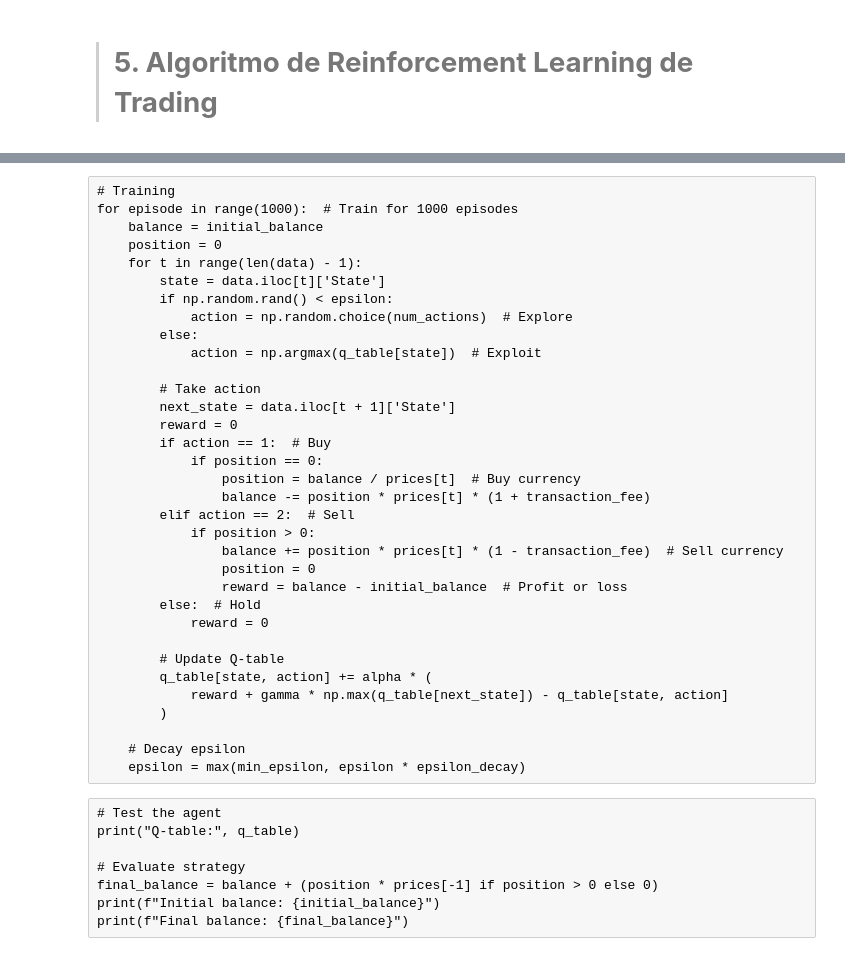
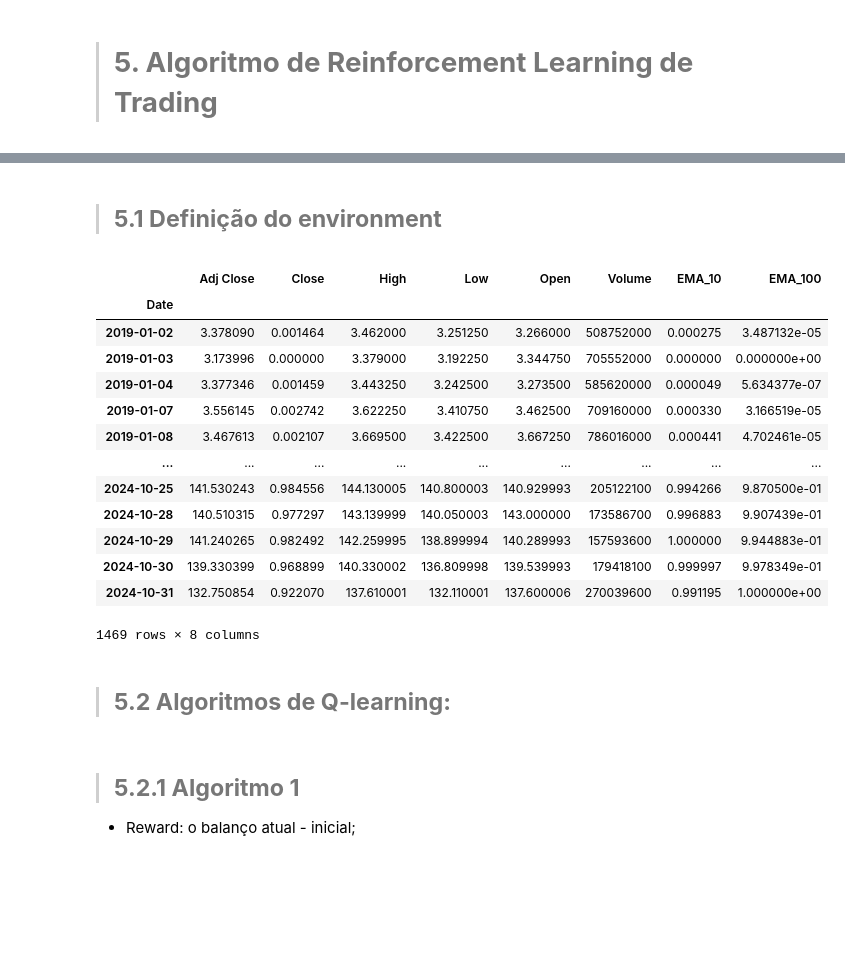
Before and after one commit to JoniFB03/OEOD, a Jupyter notebook: notebooks/Projeto_OEOD-Grupo7.ipynb, the cells around one changed output, grey strips where cells are left out. Cells and saved outputs as stored; diff of their text form; code cells hidden in the pictures; blank space fills up the shorter version.

Commit message:
1º Algortimo feito, falta tuning de pars, reward dif

```diff
--- a/notebooks/Projeto_OEOD-Grupo7.ipynb
+++ b/notebooks/Projeto_OEOD-Grupo7.ipynb
@@ -456,42 +440,28 @@ transaction_fee = 0.001  # 0.1% fee
-# %% [raw]
-# Training
-for episode in range(1000):  # Train for 1000 episodes
-    balance = initial_balance
-    position = 0
-    for t in range(len(data) - 1):
-        state = data.iloc[t]['State']
-        if np.random.rand() < epsilon:
-            action = np.random.choice(num_actions)  # Explore
-        else:
-            action = np.argmax(q_table[state])  # Exploit
-
-        # Take action
-        next_state = data.iloc[t + 1]['State']
-        reward = 0
-        if action == 1:  # Buy
-            if position == 0:
-                position = balance / prices[t]  # Buy currency
-                balance -= position * prices[t] * (1 + transaction_fee)
-        elif action == 2:  # Sell
-            if position > 0:
-                balance += position * prices[t] * (1 - transaction_fee)  # Sell currency
-                position = 0
-                reward = balance - initial_balance  # Profit or loss
-        else:  # Hold
-            reward = 0
-
-        # Update Q-table
-        q_table[state, action] += alpha * (
-            reward + gamma * np.max(q_table[next_state]) - q_table[state, action]
-        )
-
-    # Decay epsilon
-    epsilon = max(min_epsilon, epsilon * epsilon_decay)
-# %% [raw]
-# Test the agent
-print("Q-table:", q_table)
-
-# Evaluate strategy
-final_balance = balance + (position * prices[-1] if position > 0 else 0)
-print(f"Initial balance: {initial_balance}")
-print(f"Final balance: {final_balance}")
+# %% [markdown]
+# <a class='anchor' id='5.1'></a>
+
+> ## **5.1 Definição do environment**
+# %%
+data['EMA_10'] = data['Close'].ewm(span=10, adjust=False).mean()
+data['EMA_100'] = data['Close'].ewm(span=100, adjust=False).mean()
+prices = data['Close'].values
+
+# scale the 3 variables above
+scaler = MinMaxScaler()
+data[['Close', 'EMA_10', 'EMA_100']] = scaler.fit_transform(data[['Close', 'EMA_10', 'EMA_100']])
+data
+# %% [output]
+|  | Adj Close | Close | High | Low | Open | Volume | EMA_10 | EMA_100 |
+| Date |  |  |  |  |  |  |  |  |
+| 2019-01-02 | 3.378090 | 0.001464 | 3.462000 | 3.251250 | 3.266000 | 508752000 | 0.000275 | 3.487132e-05 |
+| 2019-01-03 | 3.173996 | 0.000000 | 3.379000 | 3.192250 | 3.344750 | 705552000 | 0.000000 | 0.000000e+00 |
+| 2019-01-04 | 3.377346 | 0.001459 | 3.443250 | 3.242500 | 3.273500 | 585620000 | 0.000049 | 5.634377e-07 |
+| 2019-01-07 | 3.556145 | 0.002742 | 3.622250 | 3.410750 | 3.462500 | 709160000 | 0.000330 | 3.166519e-05 |
+| 2019-01-08 | 3.467613 | 0.002107 | 3.669500 | 3.422500 | 3.667250 | 786016000 | 0.000441 | 4.702461e-05 |
+| ... | ... | ... | ... | ... | ... | ... | ... | ... |
+| 2024-10-25 | 141.530243 | 0.984556 | 144.130005 | 140.800003 | 140.929993 | 205122100 | 0.994266 | 9.870500e-01 |
+| 2024-10-28 | 140.510315 | 0.977297 | 143.139999 | 140.050003 | 143.000000 | 173586700 | 0.996883 | 9.907439e-01 |
+| 2024-10-29 | 141.240265 | 0.982492 | 142.259995 | 138.899994 | 140.289993 | 157593600 | 1.000000 | 9.944883e-01 |
+| 2024-10-30 | 139.330399 | 0.968899 | 140.330002 | 136.809998 | 139.539993 | 179418100 | 0.999997 | 9.978349e-01 |
+| 2024-10-31 | 132.750854 | 0.922070 | 137.610001 | 132.110001 | 137.600006 | 270039600 | 0.991195 | 1.000000e+00 |
+1469 rows × 8 columns
@@ -497,0 +495,10 @@ print(f"Final balance: {final_balance}")
+# %% [markdown]
+# <a class='anchor' id='5.2'></a>
+
+> ## **5.2 Algoritmos de Q-learning:**
+# %% [markdown]
+# <a class='anchor' id='5.2.1'></a>
+
+> ## **5.2.1 Algoritmo 1**
+
+- Reward: o balanço atual - inicial;
```
Also changed, not shown: parts of 16 cells of this notebook.
